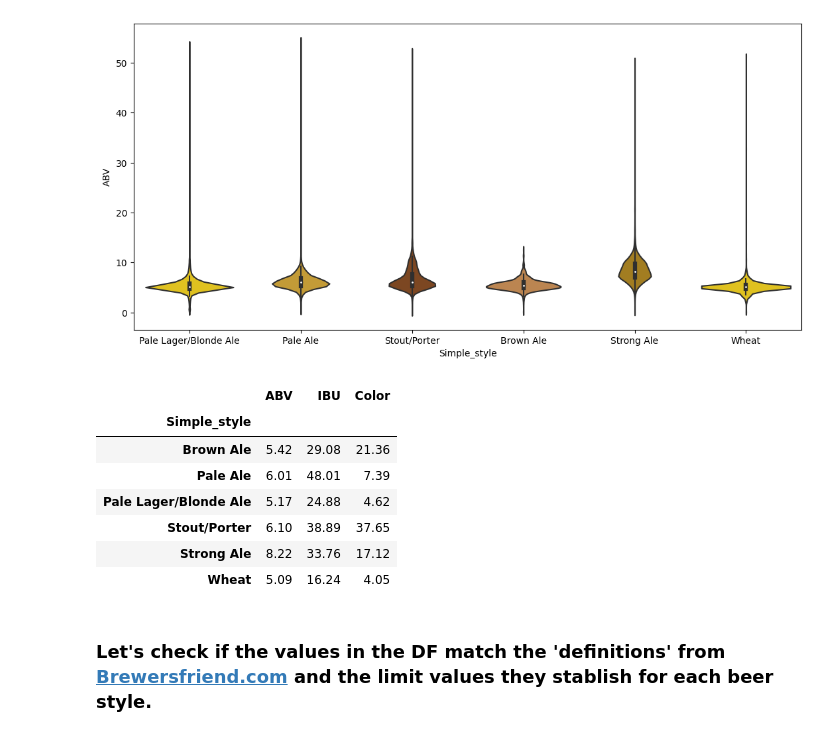
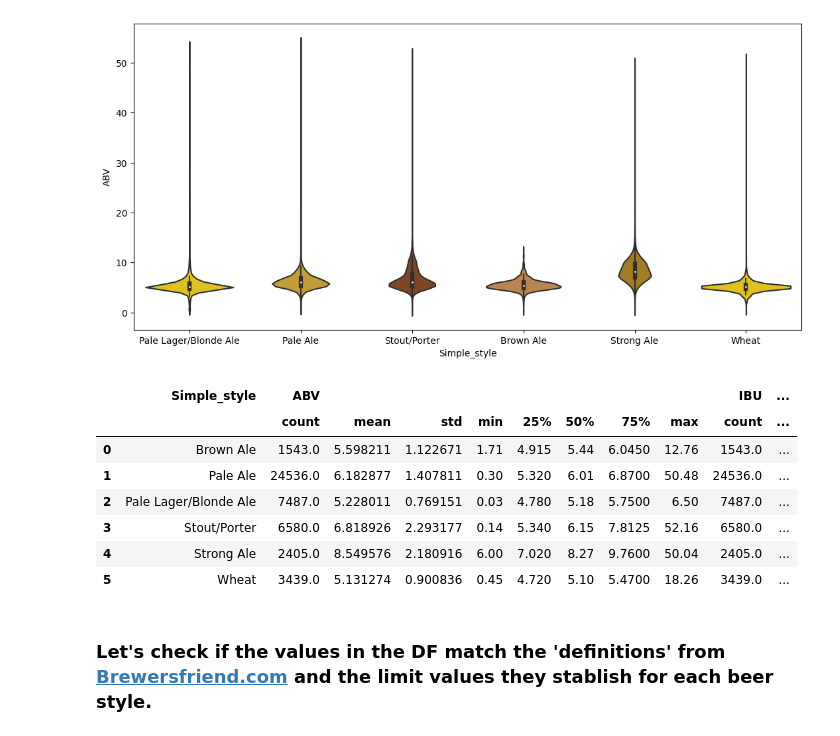
Before and after one commit to agui968/Predicting-Beer-Styles-with-Machine-Learning, a Jupyter notebook: notebooks/03limpieza_EDA.ipynb, the cells around one changed output. Drawn from its saved outputs; the diff is of its cells as text; code cells hidden in the pictures.

```diff
--- a/notebooks/03limpieza_EDA.ipynb
+++ b/notebooks/03limpieza_EDA.ipynb
@@ -103,17 +103,17 @@ sns.violinplot(beer,y='ABV',x='Simple_style',palette=['gold','goldenrod','saddle
 <Axes: xlabel='Simple_style', ylabel='ABV'>
 [figure]
 # %%
-beerd_stats=beer.groupby(['Simple_style'])[['ABV','IBU','Color',]].median().sort_values(by='Simple_style')
+beerd_stats=beer.groupby(['Simple_style'])[['ABV','IBU','Color',]].describe().sort_values(by='Simple_style').reset_index()
 beerd_stats
 # %% [output]
-|  | ABV | IBU | Color |
-| Simple_style |  |  |  |
-| Brown Ale | 5.42 | 29.08 | 21.36 |
-| Pale Ale | 6.01 | 48.01 | 7.39 |
-| Pale Lager/Blonde Ale | 5.17 | 24.88 | 4.62 |
-| Stout/Porter | 6.10 | 38.89 | 37.65 |
-| Strong Ale | 8.22 | 33.76 | 17.12 |
-| Wheat | 5.09 | 16.24 | 4.05 |
+|  | Simple_style | ABV |  |  |  |  |  |  |  | IBU | ... |
+|  |  | count | mean | std | min | 25% | 50% | 75% | max | count | ... |
+| 0 | Brown Ale | 1543.0 | 5.598211 | 1.122671 | 1.71 | 4.915 | 5.44 | 6.0450 | 12.76 | 1543.0 | ... |
+| 1 | Pale Ale | 24536.0 | 6.182877 | 1.407811 | 0.30 | 5.320 | 6.01 | 6.8700 | 50.48 | 24536.0 | ... |
+| 2 | Pale Lager/Blonde Ale | 7487.0 | 5.228011 | 0.769151 | 0.03 | 4.780 | 5.18 | 5.7500 | 6.50 | 7487.0 | ... |
+| 3 | Stout/Porter | 6580.0 | 6.818926 | 2.293177 | 0.14 | 5.340 | 6.15 | 7.8125 | 52.16 | 6580.0 | ... |
+| 4 | Strong Ale | 2405.0 | 8.549576 | 2.180916 | 6.00 | 7.020 | 8.27 | 9.7600 | 50.04 | 2405.0 | ... |
+| 5 | Wheat | 3439.0 | 5.131274 | 0.900836 | 0.45 | 4.720 | 5.10 | 5.4700 | 18.26 | 3439.0 | ... |
 # %% [markdown]
 ### Let's check if the values in the DF match the 'definitions' from [Brewersfriend.com](https://www.brewersfriend.com/beer-charts/) and the limit values they stablish for each beer style.
 # %% [markdown]
```
Also changed, not shown: parts of 3 cells of this notebook, 45 other files.
